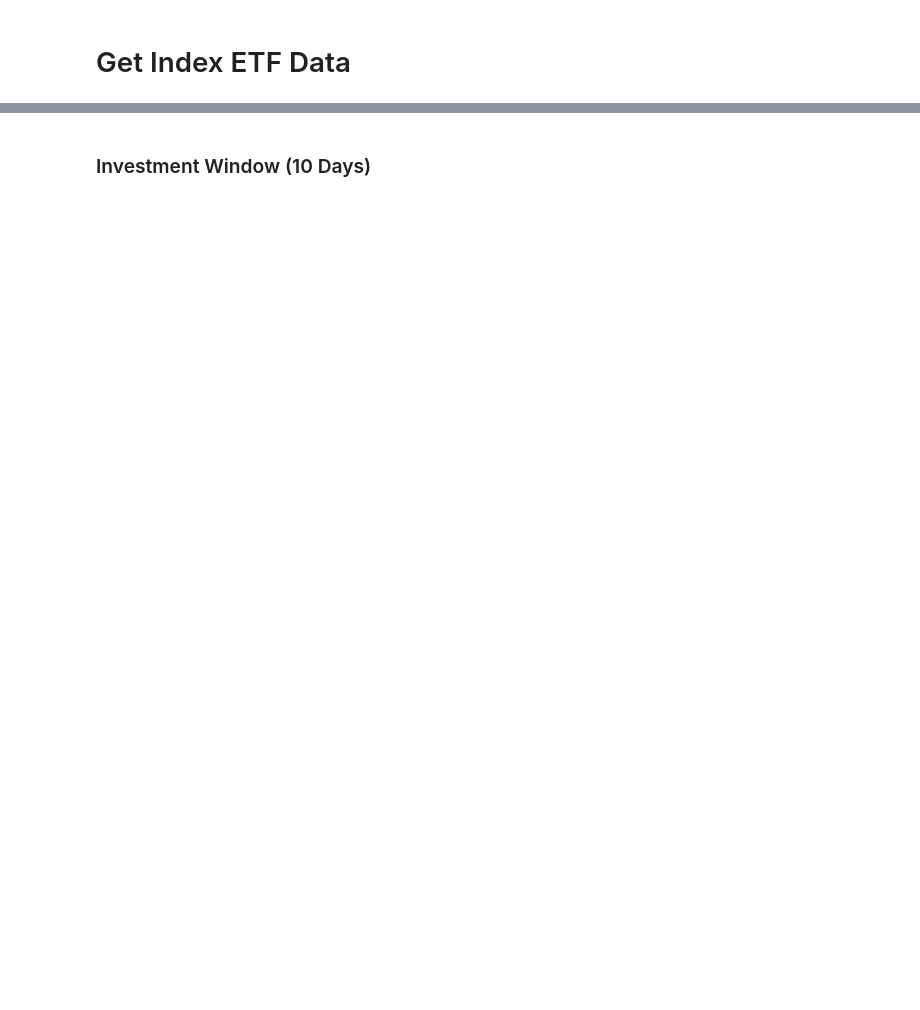
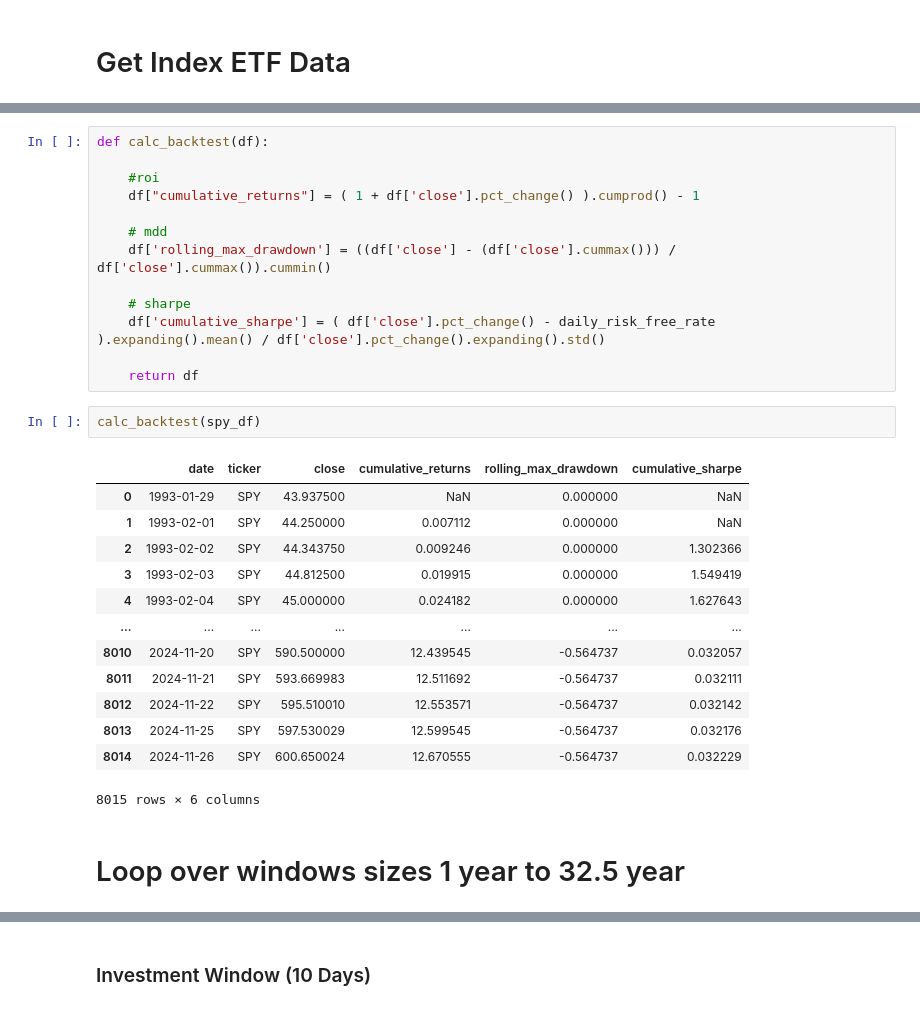
Before and after one commit to will-hill/Ye_Olde_Buy_and_Holde, a Jupyter notebook: Pandas_Expanded.ipynb, the cells around one changed output, grey strips where cells are left out. Drawn from its saved outputs; the diff is of its cells as text; blank space fills up the shorter version.

```diff
--- a/Pandas_Expanded.ipynb
+++ b/Pandas_Expanded.ipynb
@@ -43,0 +57,31 @@ df
+# %%
+def calc_backtest(df):
+
+    #roi
+    df["cumulative_returns"] = ( 1 + df['close'].pct_change() ).cumprod() - 1
+
+    # mdd
+    df['rolling_max_drawdown'] = ((df['close'] - (df['close'].cummax())) / df['close'].cummax()).cummin()
+
+    # sharpe
+    df['cumulative_sharpe'] = ( df['close'].pct_change() - daily_risk_free_rate  ).expanding().mean() / df['close'].pct_change().expanding().std()
+
+    return df
+# %%
+calc_backtest(spy_df)
+# %% [output]
+|  | date | ticker | close | cumulative_returns | rolling_max_drawdown | cumulative_sharpe |
+| 0 | 1993-01-29 | SPY | 43.937500 | NaN | 0.000000 | NaN |
+| 1 | 1993-02-01 | SPY | 44.250000 | 0.007112 | 0.000000 | NaN |
+| 2 | 1993-02-02 | SPY | 44.343750 | 0.009246 | 0.000000 | 1.302366 |
+| 3 | 1993-02-03 | SPY | 44.812500 | 0.019915 | 0.000000 | 1.549419 |
+| 4 | 1993-02-04 | SPY | 45.000000 | 0.024182 | 0.000000 | 1.627643 |
+| ... | ... | ... | ... | ... | ... | ... |
+| 8010 | 2024-11-20 | SPY | 590.500000 | 12.439545 | -0.564737 | 0.032057 |
+| 8011 | 2024-11-21 | SPY | 593.669983 | 12.511692 | -0.564737 | 0.032111 |
+| 8012 | 2024-11-22 | SPY | 595.510010 | 12.553571 | -0.564737 | 0.032142 |
+| 8013 | 2024-11-25 | SPY | 597.530029 | 12.599545 | -0.564737 | 0.032176 |
+| 8014 | 2024-11-26 | SPY | 600.650024 | 12.670555 | -0.564737 | 0.032229 |
+8015 rows × 6 columns
+# %% [markdown]
+# Loop over windows sizes 1 year to 32.5 year
```
Also changed, not shown: parts of 54 cells of this notebook, 8 other files.
